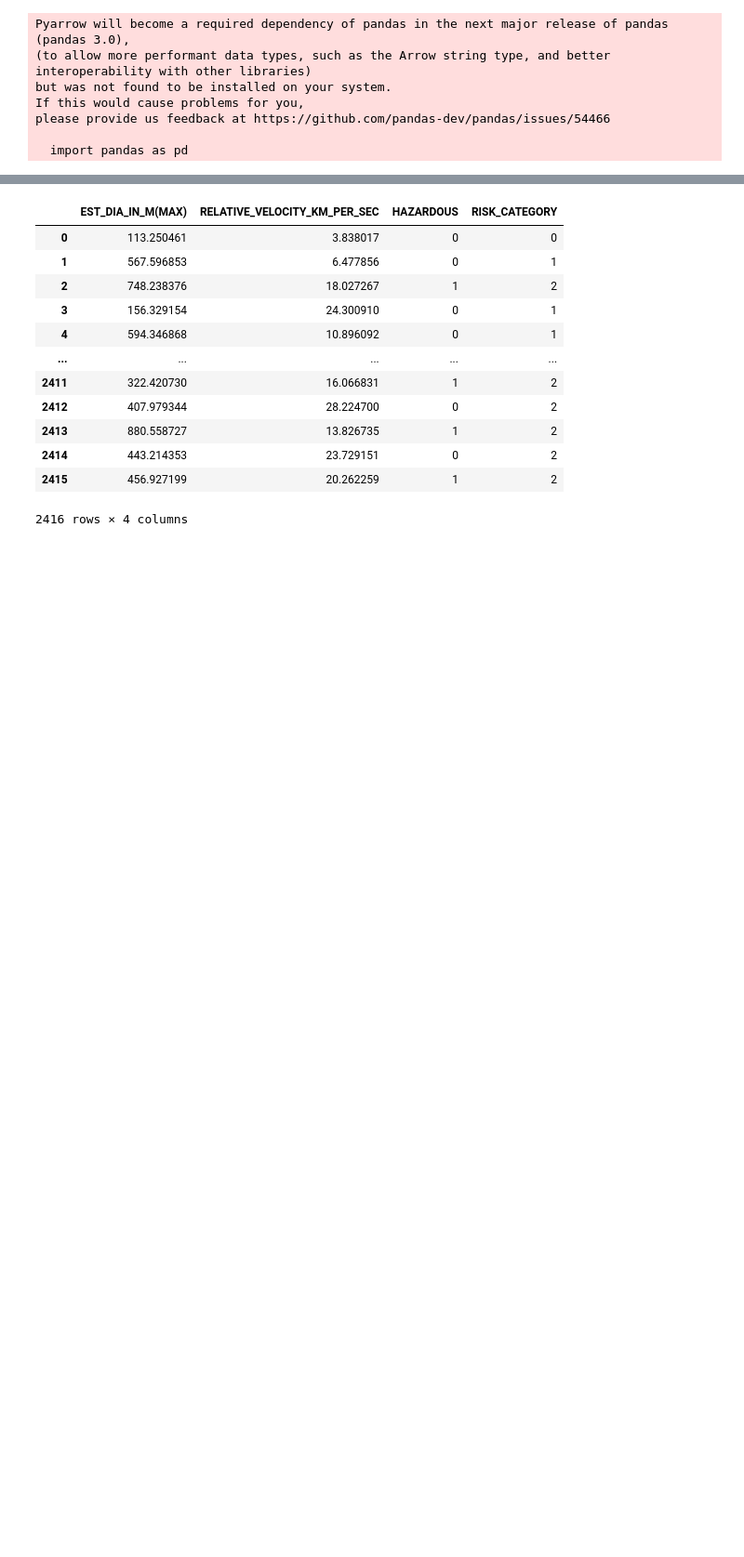
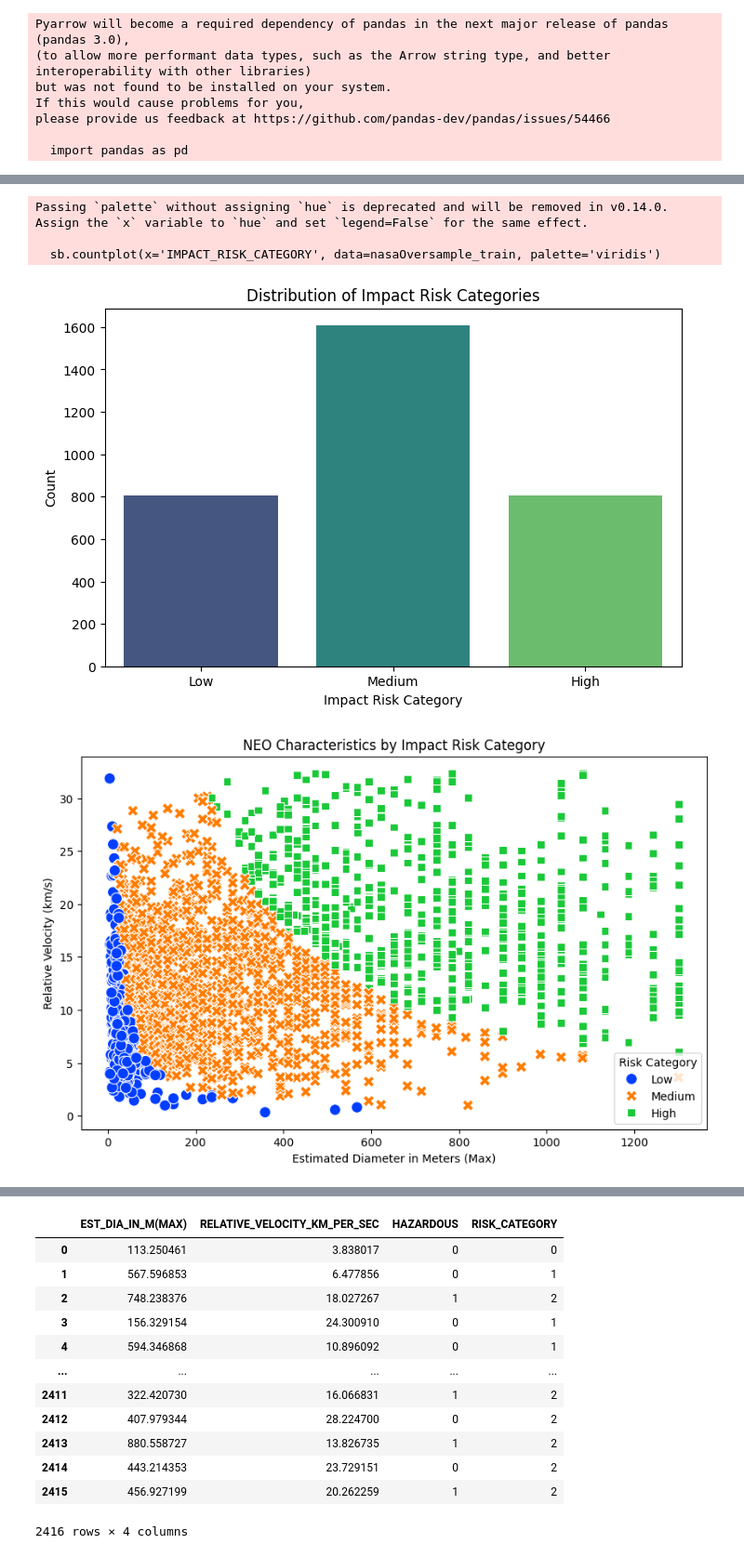
Before and after one commit to afreenrafi/SC1015-Project, a Jupyter notebook: Logistic Regression (1).ipynb, the cells around one changed output, grey strips where cells are left out. Shown at 93% size. Drawn from its saved outputs; the diff is of its cells as text; code cells hidden in the pictures; blank space fills up the shorter version.

```diff
--- a/Logistic Regression (1).ipynb
+++ b/Logistic Regression (1).ipynb
@@ -81,0 +124,50 @@ nasaOversample_train
+# %%
+# Encoding the target variable (IMPACT RISK CATEGORY)
+from sklearn.calibration import LabelEncoder
+from sklearn.discriminant_analysis import StandardScaler
+
+le = LabelEncoder()
+nasaOversample_train['IMPACT_RISK_ENCODED'] = le.fit_transform(nasaOversample_train['IMPACT_RISK_CATEGORY'])
+
+# Convert Hazardous to encoded
+nasaOversample_train['HAZARDOUS_ENCODED'] = nasaOversample_train['HAZARDOUS'].astype(int)
+
+# Features and target preparation
+X_oversampled = nasaOversample_train[['IMPACT_RISK','HAZARDOUS_ENCODED']]
+y_oversampled = nasaOversample_train['IMPACT_RISK_ENCODED']
+
+# Feature scaling
+scaler = StandardScaler()
+X_oversampled_scaled = scaler.fit_transform(X_oversampled)
+# %%
+# Histogram of Impact Risk Categories
+plt.figure(figsize=(8, 5))
+sb.countplot(x='IMPACT_RISK_CATEGORY', data=nasaOversample_train, palette='viridis')
+plt.title('Distribution of Impact Risk Categories')
+plt.xlabel('Impact Risk Category')
+plt.ylabel('Count')
+plt.show()
+
+# Scatter Plot with Categories
+plt.figure(figsize=(10, 6))
+sb.scatterplot(data=nasaOversample_train, x='EST_DIA_IN_M(MAX)', y='RELATIVE_VELOCITY_KM_PER_SEC', hue='IMPACT_RISK_CATEGORY', style='IMPACT_RISK_CATEGORY', palette='bright', s=100)
+plt.title('NEO Characteristics by Impact Risk Category')
+plt.xlabel('Estimated Diameter in Meters (Max)')
+plt.ylabel('Relative Velocity (km/s)')
+plt.legend(title='Risk Category')
+plt.show()
+
+# Violin Plot with Categories
+plt.figure(figsize=(10, 6))
+sb.boxplot(x='HAZARDOUS_ENCODED', y='IMPACT_RISK', hue='IMPACT_RISK_CATEGORY', data=nasaOversample_train, palette='viridis')
+plt.title('Distribution of Impact Risk across Hazardous Status by Risk Category')
+plt.xlabel('Hazardous Status')
+plt.ylabel('Impact Risk')
+plt.legend(title='Risk Category')
+plt.show()
+# %% [output]
+Passing `palette` without assigning `hue` is deprecated and will be removed in v0.14.0. Assign the `x` variable to `hue` and set `legend=False` for the same effect.
+
+  sb.countplot(x='IMPACT_RISK_CATEGORY', data=nasaOversample_train, palette='viridis')
+[figure, added]
+[figure, added]
```
Also changed, not shown: parts of 18 cells of this notebook.
